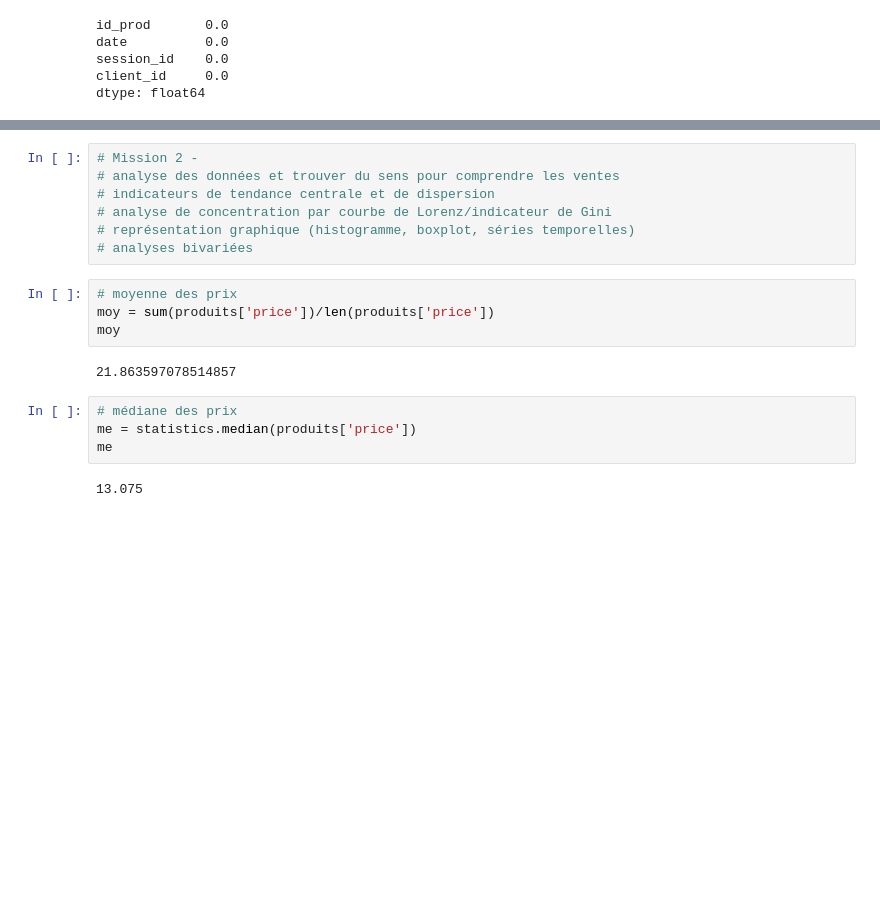
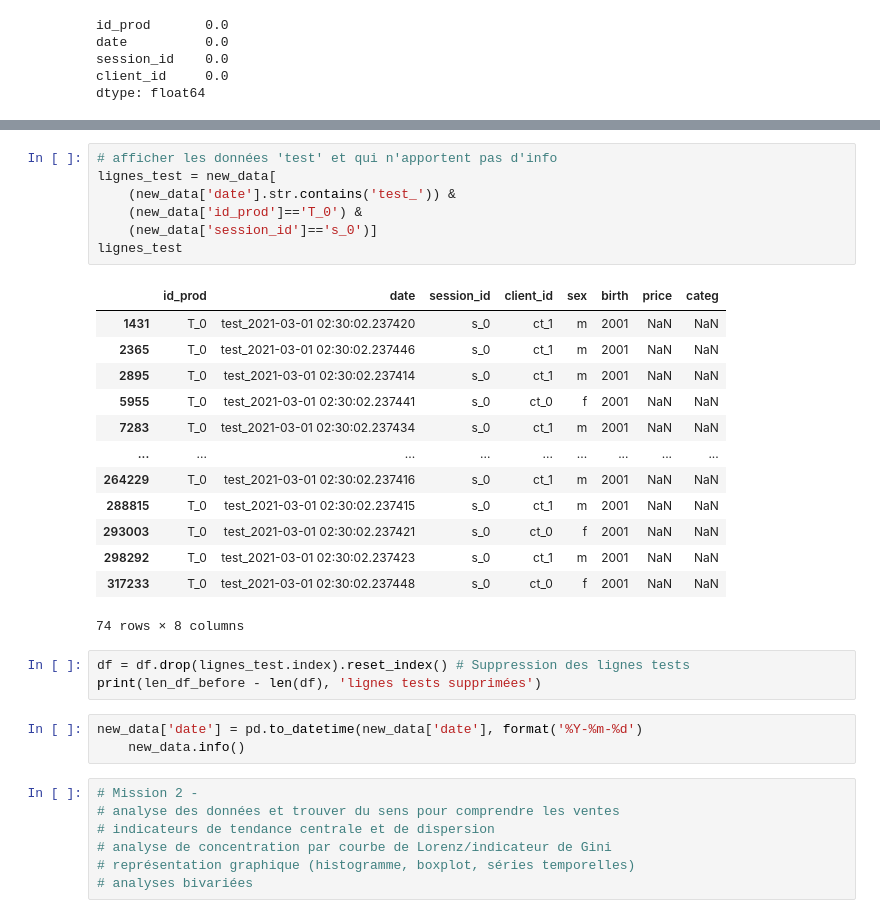
Before and after one commit to LaurenceAndraud/Brief---Book-business, a Jupyter notebook: Analyse_Librairie.ipynb, the cells around one changed output, grey strips where cells are left out. Saved outputs shown, nothing was run; the diff lists cells and outputs as text; blank space fills up the shorter version.

```diff
--- a/Analyse_Librairie.ipynb
+++ b/Analyse_Librairie.ipynb
@@ -185,3 +253,30 @@ dtype: float64
+# %%
+# afficher les données 'test' et qui n'apportent pas d'info
+lignes_test = new_data[
+    (new_data['date'].str.contains('test_')) &
+    (new_data['id_prod']=='T_0') &
+    (new_data['session_id']=='s_0')]
+lignes_test
+# %% [output]
+|  | id_prod | date | session_id | client_id | sex | birth | price | categ |
+| 1431 | T_0 | test_2021-03-01 02:30:02.237420 | s_0 | ct_1 | m | 2001 | NaN | NaN |
+| 2365 | T_0 | test_2021-03-01 02:30:02.237446 | s_0 | ct_1 | m | 2001 | NaN | NaN |
+| 2895 | T_0 | test_2021-03-01 02:30:02.237414 | s_0 | ct_1 | m | 2001 | NaN | NaN |
+| 5955 | T_0 | test_2021-03-01 02:30:02.237441 | s_0 | ct_0 | f | 2001 | NaN | NaN |
+| 7283 | T_0 | test_2021-03-01 02:30:02.237434 | s_0 | ct_1 | m | 2001 | NaN | NaN |
+| ... | ... | ... | ... | ... | ... | ... | ... | ... |
+| 264229 | T_0 | test_2021-03-01 02:30:02.237416 | s_0 | ct_1 | m | 2001 | NaN | NaN |
+| 288815 | T_0 | test_2021-03-01 02:30:02.237415 | s_0 | ct_1 | m | 2001 | NaN | NaN |
+| 293003 | T_0 | test_2021-03-01 02:30:02.237421 | s_0 | ct_0 | f | 2001 | NaN | NaN |
+| 298292 | T_0 | test_2021-03-01 02:30:02.237423 | s_0 | ct_1 | m | 2001 | NaN | NaN |
+| 317233 | T_0 | test_2021-03-01 02:30:02.237448 | s_0 | ct_0 | f | 2001 | NaN | NaN |
+74 rows × 8 columns
+# %%
+df = df.drop(lignes_test.index).reset_index() # Suppression des lignes tests
+print(len_df_before - len(df), 'lignes tests supprimées')
+# %%
+new_data['date'] = pd.to_datetime(new_data['date'], format('%Y-%m-%d')
+    new_data.info()
 # %%
 # Mission 2 -
 # analyse des données et trouver du sens pour comprendre les ventes
@@ -189,15 +284,3 @@ dtype: float64
 # analyse de concentration par courbe de Lorenz/indicateur de Gini
 # représentation graphique (histogramme, boxplot, séries temporelles)
 # analyses bivariées
-# %%
-# moyenne des prix
-moy = sum(produits['price'])/len(produits['price'])
-moy
-# %% [output]
-21.863597078514857
-# %%
-# médiane des prix
-me = statistics.median(produits['price'])
-me
-# %% [output]
-13.075
```
Also changed, not shown: parts of 21 cells of this notebook.
